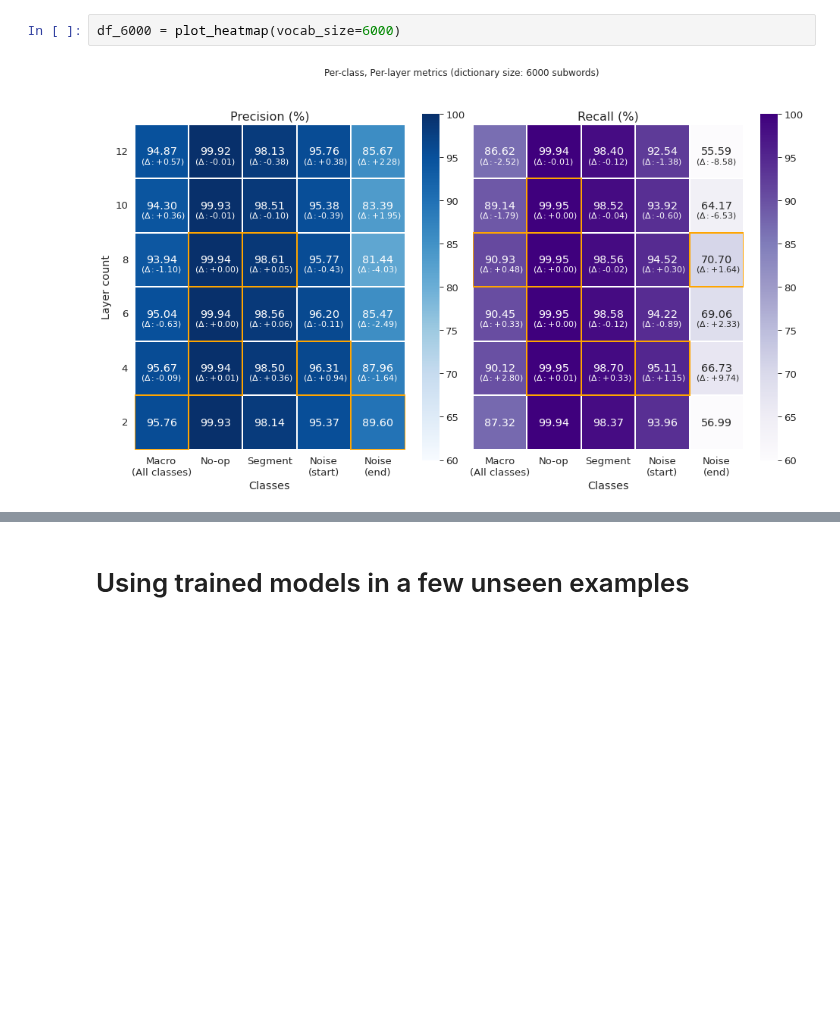
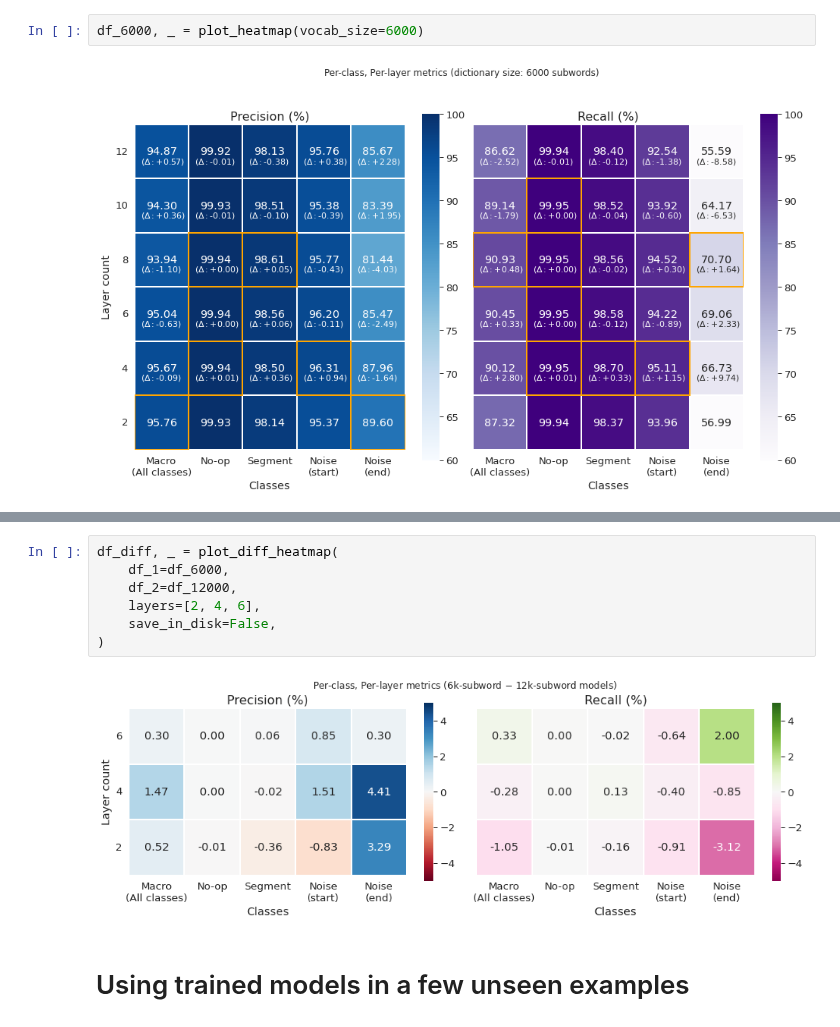
Before and after one commit to ulysses-camara/ulysses-segmenter, a Jupyter notebook: notebooks/4_result_analysis.ipynb, the cells around one changed output, grey strips where cells are left out. Saved outputs shown, nothing was run; the diff lists cells and outputs as text; blank space fills up the shorter version.

```diff
--- a/notebooks/4_result_analysis.ipynb
+++ b/notebooks/4_result_analysis.ipynb
@@ -191,5 +256,5 @@ def plot_heatmap(vocab_size: int, save_in_disk: bool = True) -> pd.DataFrame:
 # %%
-df_6000 = plot_heatmap(vocab_size=6000)
+df_6000, _ = plot_heatmap(vocab_size=6000)
 # %% [output]
 [figure]
 # %%
@@ -199,3 +264,12 @@ df_12000 = plot_heatmap(vocab_size=12000)
+# %%
+df_diff, _ = plot_diff_heatmap(
+    df_1=df_6000,
+    df_2=df_12000,
+    layers=[2, 4, 6],
+    save_in_disk=False,
+)
+# %% [output]
+[figure, added]
 # %% [markdown]
 # Using trained models in a few unseen examples
 # %%
```
Also changed, not shown: parts of 6 cells of this notebook.
